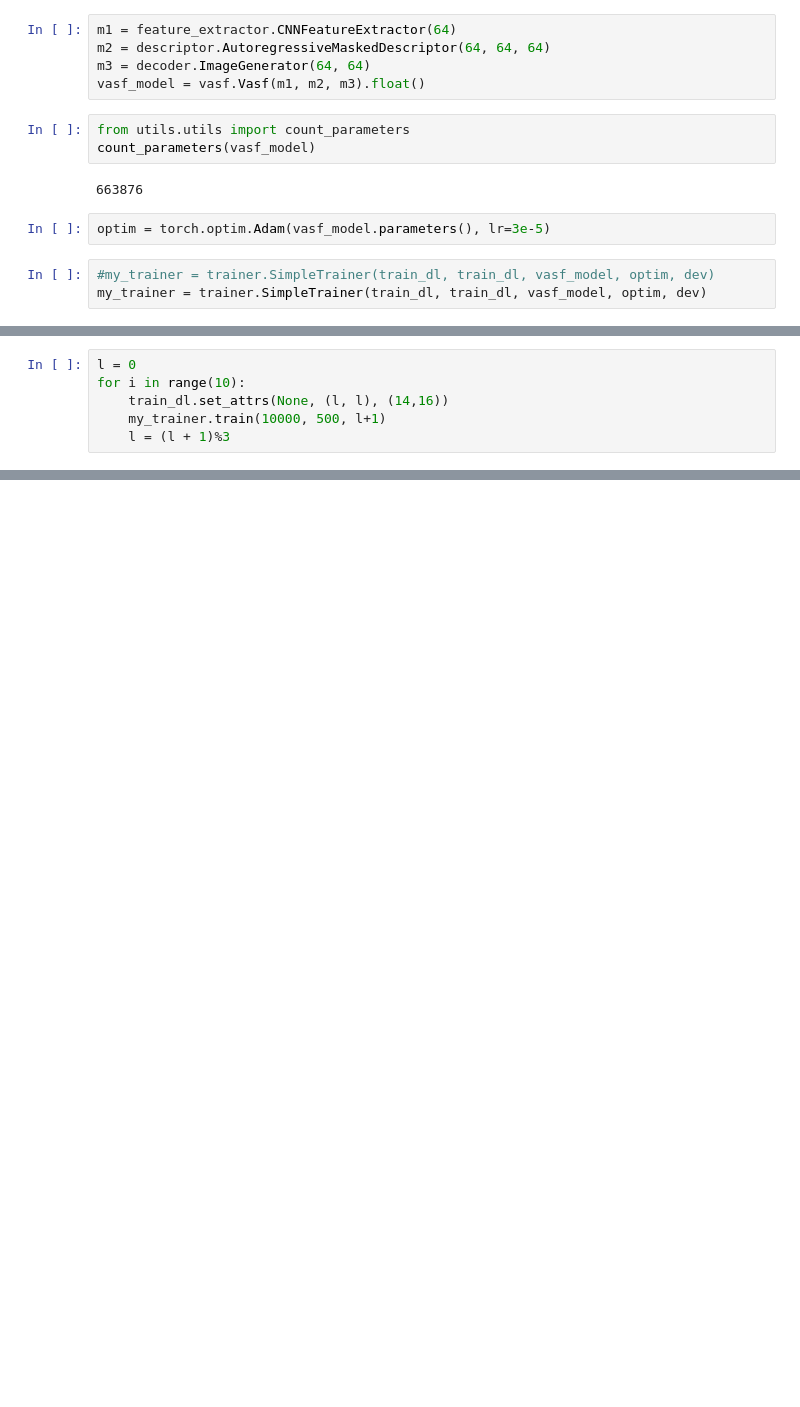
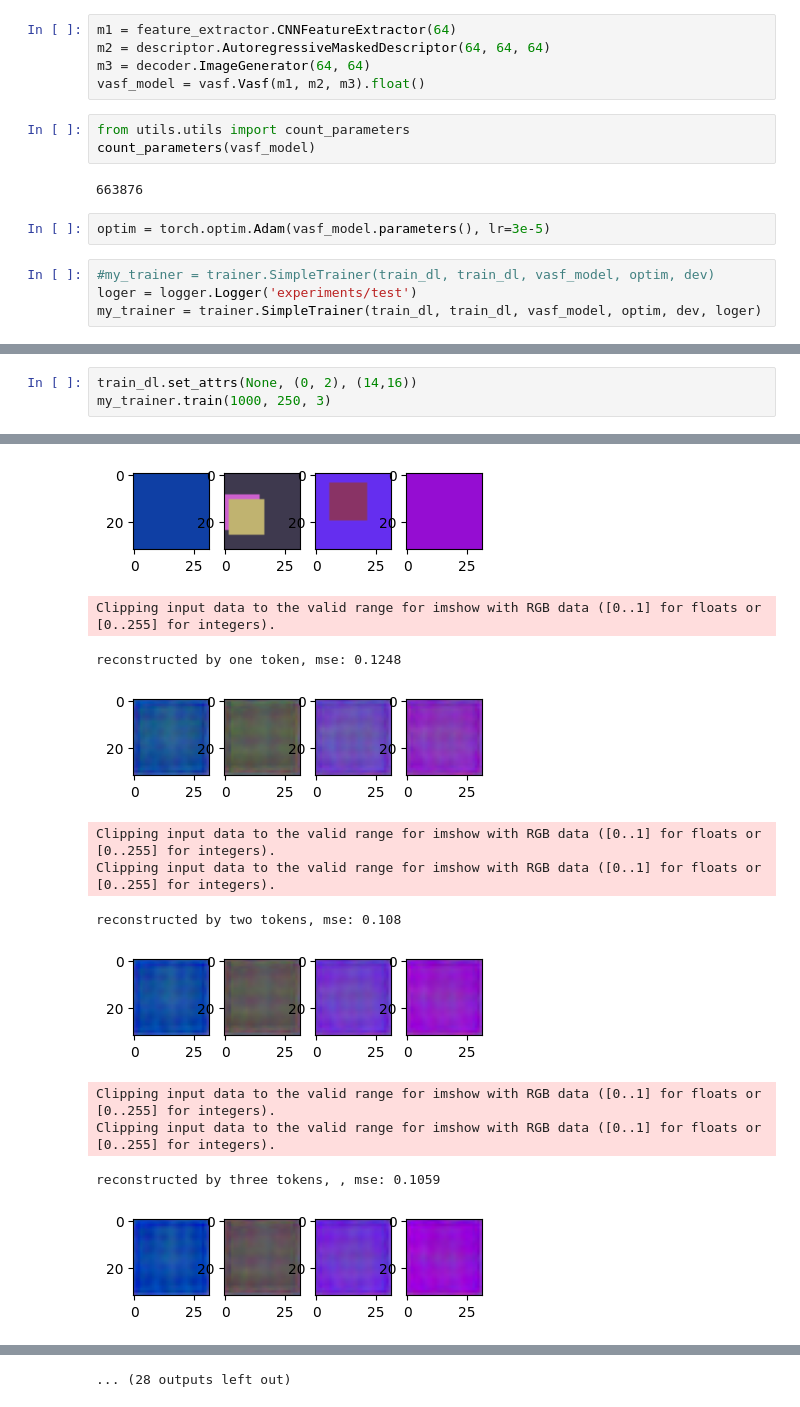
Before and after one commit to mmsamiei/vasf, a Jupyter notebook: draft.ipynb, the cells around one changed output, grey strips where cells are left out. Saved outputs shown, nothing was run; the diff lists cells and outputs as text; blank space fills up the shorter version.

```diff
--- a/draft.ipynb
+++ b/draft.ipynb
@@ -27,4 +28,5 @@ count_parameters(vasf_model)
 optim = torch.optim.Adam(vasf_model.parameters(), lr=3e-5)
 # %%
 #my_trainer = trainer.SimpleTrainer(train_dl, train_dl, vasf_model, optim, dev)
-my_trainer = trainer.SimpleTrainer(train_dl, train_dl, vasf_model, optim, dev)
+loger = logger.Logger('experiments/test')
+my_trainer = trainer.SimpleTrainer(train_dl, train_dl, vasf_model, optim, dev, loger)
@@ -31,6 +34,0 @@ my_trainer = trainer.SimpleTrainer(train_dl, train_dl, vasf_model, optim, dev)
-# %%
-l = 0
-for i in range(10):
-    train_dl.set_attrs(None, (l, l), (14,16))
-    my_trainer.train(10000, 500, l+1)
-    l = (l + 1)%3
@@ -55,0 +35,4 @@ correct photo:
+# %%
+train_dl.set_attrs(None, (0, 2), (14,16))
+my_trainer.train(1000, 250, 3)
+# %% [output]
@@ -55,0 +41,12 @@ correct photo:
+[figure, added]
+Clipping input data to the valid range for imshow with RGB data ([0..1] for floats or [0..255] for integers).
+reconstructed by one token, mse: 0.1248
+[figure, added]
+Clipping input data to the valid range for imshow with RGB data ([0..1] for floats or [0..255] for integers).
+Clipping input data to the valid range for imshow with RGB data ([0..1] for floats or [0..255] for integers).
+reconstructed by two tokens, mse: 0.108
+[figure, added]
+Clipping input data to the valid range for imshow with RGB data ([0..1] for floats or [0..255] for integers).
+Clipping input data to the valid range for imshow with RGB data ([0..1] for floats or [0..255] for integers).
+reconstructed by three tokens, , mse: 0.1059
+[figure, added]
@@ -55,0 +55 @@ correct photo:
+... (28 outputs left out)
```
Also changed, not shown: parts of 4 cells of this notebook, 5 other files.
